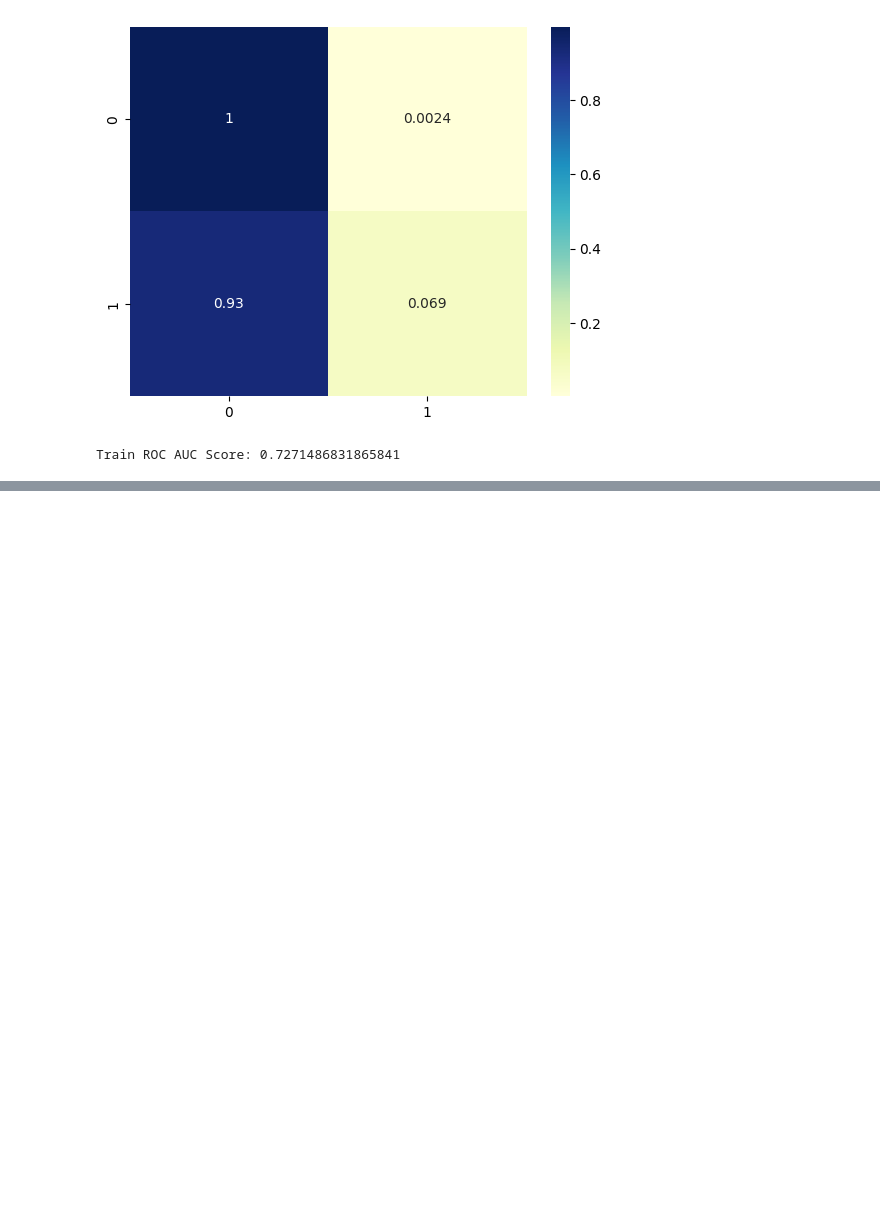
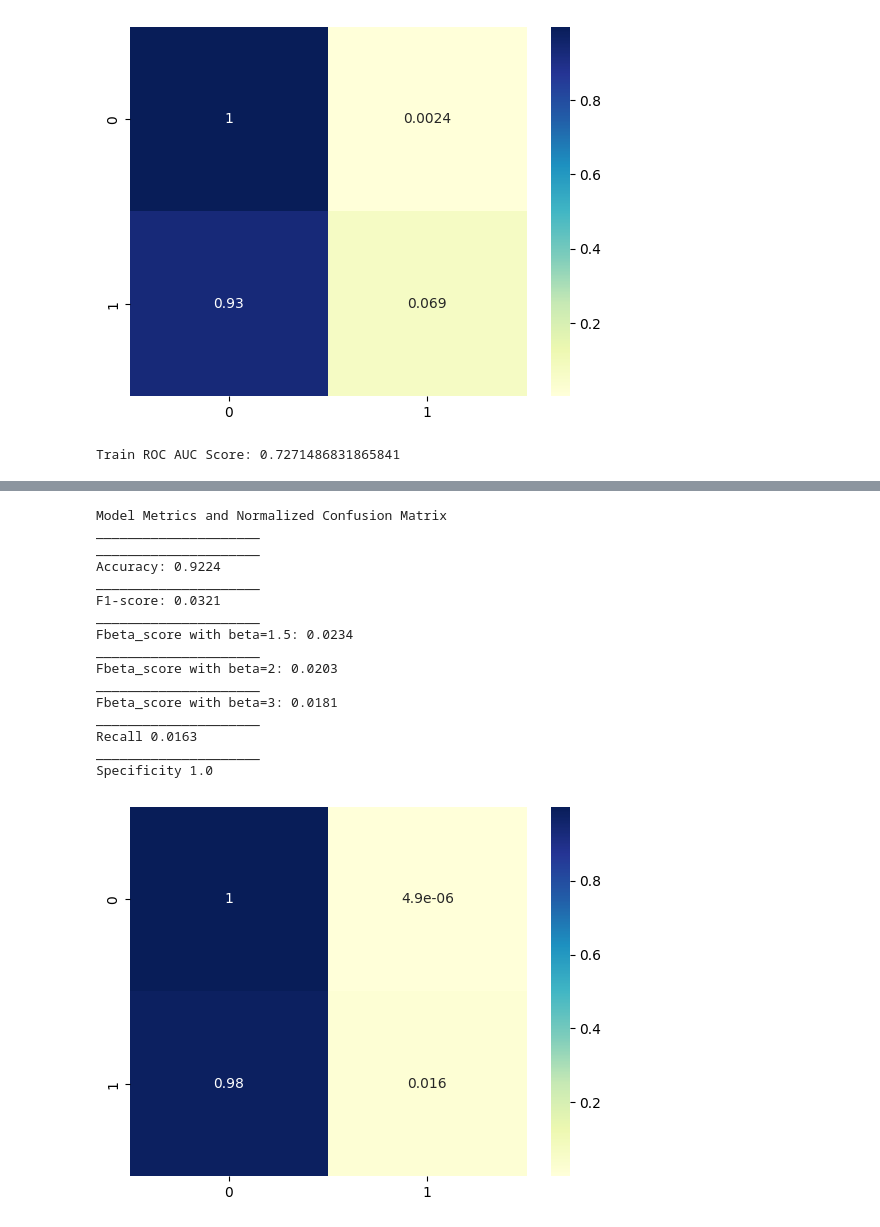
Before and after one commit to Cazta/fraud_detection_electricity_company, a Jupyter notebook: fraud_ml_randomforest.ipynb, the cells around one changed output, grey strips where cells are left out. Cells and saved outputs as stored; diff of their text form; code cells hidden in the pictures; blank space fills up the shorter version.

```diff
--- a/fraud_ml_randomforest.ipynb
+++ b/fraud_ml_randomforest.ipynb
@@ -344,0 +401,5 @@ Train ROC AUC Score: 0.7271486831865841
+# %%
+# predicting target and prediction probabilities of test set
+
+y_test_tree_pred = tuned_random_forest.predict(X_test_tree)
+y_test_tree_probs = tuned_random_forest.predict_proba(X_test_tree)[:, 1]
@@ -344,0 +413,22 @@ Train ROC AUC Score: 0.7271486831865841
+# %%
+# metrics of best model trained on entire data
+
+our_metrics(y_test_tree, y_test_tree_pred)
+# %% [output]
+Model Metrics and Normalized Confusion Matrix
+_____________________
+_____________________
+Accuracy: 0.9224
+_____________________
+F1-score: 0.0321
+_____________________
+Fbeta_score with beta=1.5: 0.0234
+_____________________
+Fbeta_score with beta=2: 0.0203
+_____________________
+Fbeta_score with beta=3: 0.0181
+_____________________
+Recall 0.0163
+_____________________
+Specificity 1.0
+[figure, added]
```
Also changed, not shown: parts of 9 cells of this notebook.
